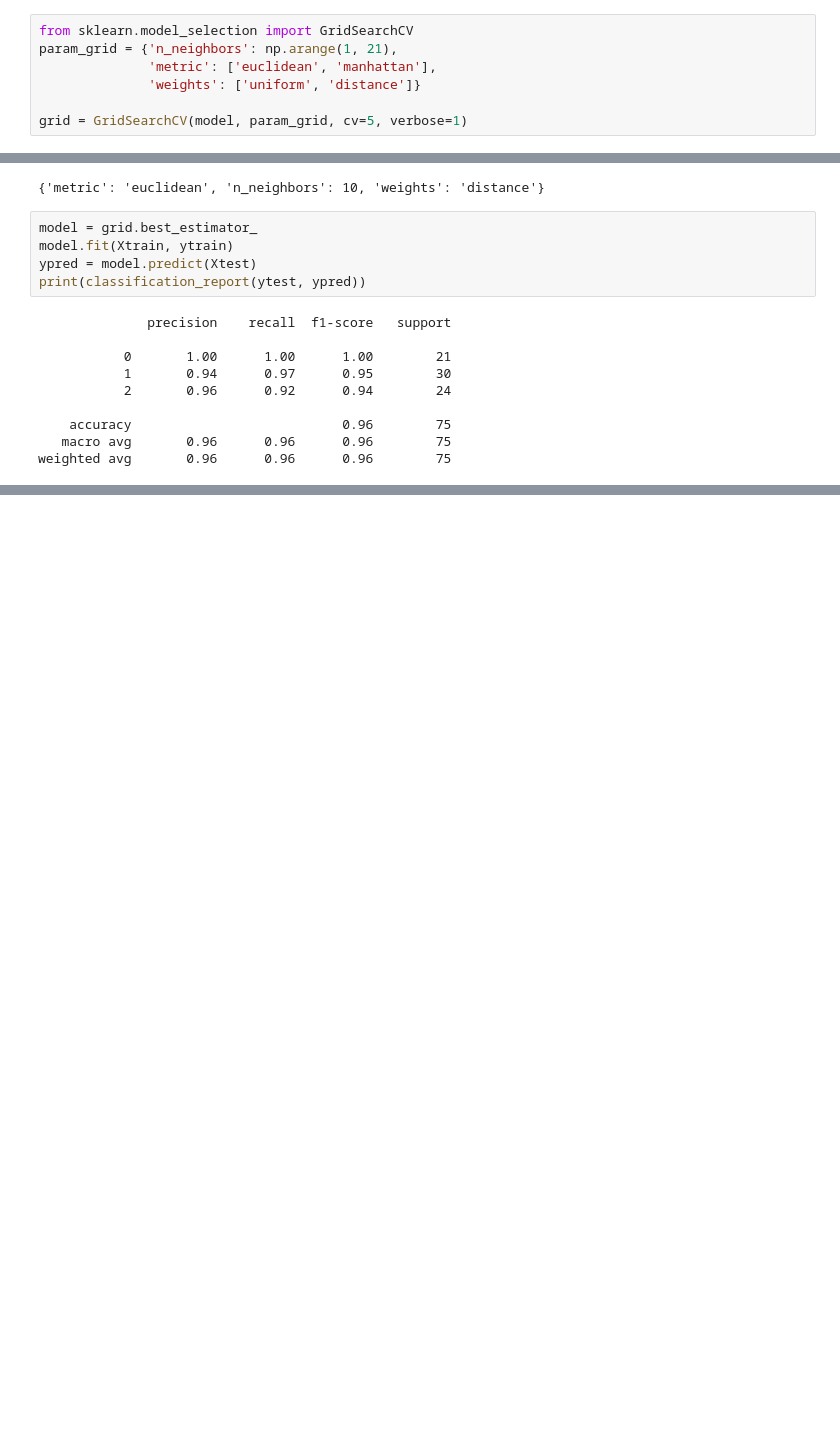
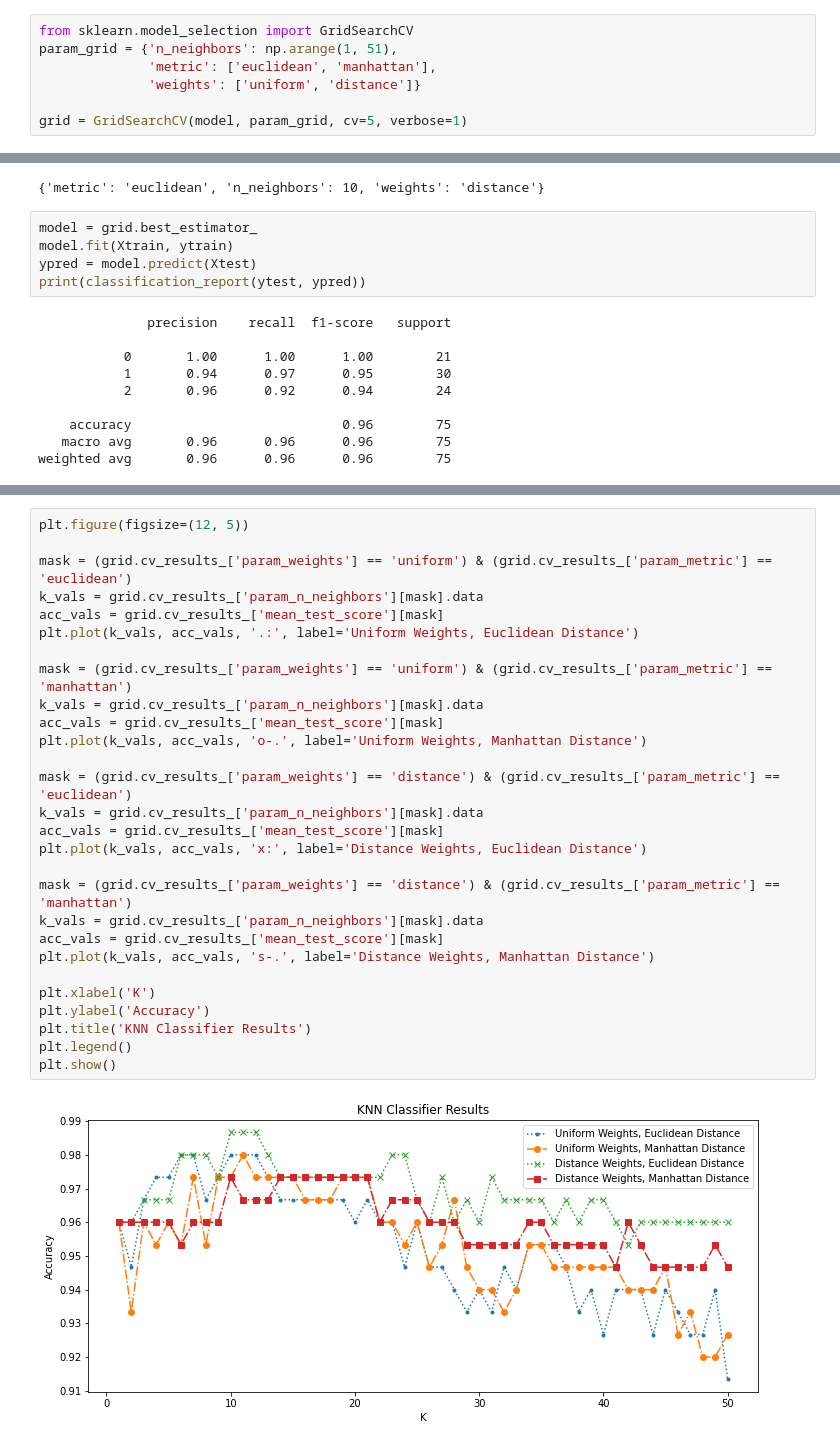
Before and after one commit to zfert514/csc401-2021s, a Jupyter notebook: tutorials/day06_tutorial_model_validation.ipynb, the cells around one changed output, grey strips where cells are left out. Cells and saved outputs as stored; diff of their text form; blank space fills up the shorter version.

Commit message:
Added plots of acc vs hyperparameters

```diff
--- a/tutorials/day06_tutorial_model_validation.ipynb
+++ b/tutorials/day06_tutorial_model_validation.ipynb
@@ -136,7 +136,7 @@ Most machine learning methods have hyperparameters that must be set. The best va
 model = KNeighborsClassifier(n_neighbors=1, metric='euclidean', weights='uniform')
 # %%
 from sklearn.model_selection import GridSearchCV
-param_grid = {'n_neighbors': np.arange(1, 21),
+param_grid = {'n_neighbors': np.arange(1, 51),
               'metric': ['euclidean', 'manhattan'],
               'weights': ['uniform', 'distance']}
 
@@ -181,0 +186,30 @@ weighted avg       0.96      0.96      0.96        75
+# %%
+plt.figure(figsize=(12, 5))
+
+mask = (grid.cv_results_['param_weights'] == 'uniform') & (grid.cv_results_['param_metric'] == 'euclidean')
+k_vals = grid.cv_results_['param_n_neighbors'][mask].data
+acc_vals = grid.cv_results_['mean_test_score'][mask]
+plt.plot(k_vals, acc_vals, '.:', label='Uniform Weights, Euclidean Distance')
+
+mask = (grid.cv_results_['param_weights'] == 'uniform') & (grid.cv_results_['param_metric'] == 'manhattan')
+k_vals = grid.cv_results_['param_n_neighbors'][mask].data
+acc_vals = grid.cv_results_['mean_test_score'][mask]
+plt.plot(k_vals, acc_vals, 'o-.', label='Uniform Weights, Manhattan Distance')
+
+mask = (grid.cv_results_['param_weights'] == 'distance') & (grid.cv_results_['param_metric'] == 'euclidean')
+k_vals = grid.cv_results_['param_n_neighbors'][mask].data
+acc_vals = grid.cv_results_['mean_test_score'][mask]
+plt.plot(k_vals, acc_vals, 'x:', label='Distance Weights, Euclidean Distance')
+
+mask = (grid.cv_results_['param_weights'] == 'distance') & (grid.cv_results_['param_metric'] == 'manhattan')
+k_vals = grid.cv_results_['param_n_neighbors'][mask].data
+acc_vals = grid.cv_results_['mean_test_score'][mask]
+plt.plot(k_vals, acc_vals, 's-.', label='Distance Weights, Manhattan Distance')
+
+plt.xlabel('K')
+plt.ylabel('Accuracy')
+plt.title('KNN Classifier Results')
+plt.legend()
+plt.show()
+# %% [output]
+[figure, added]
```
Also changed, not shown: parts of 2 cells of this notebook.
